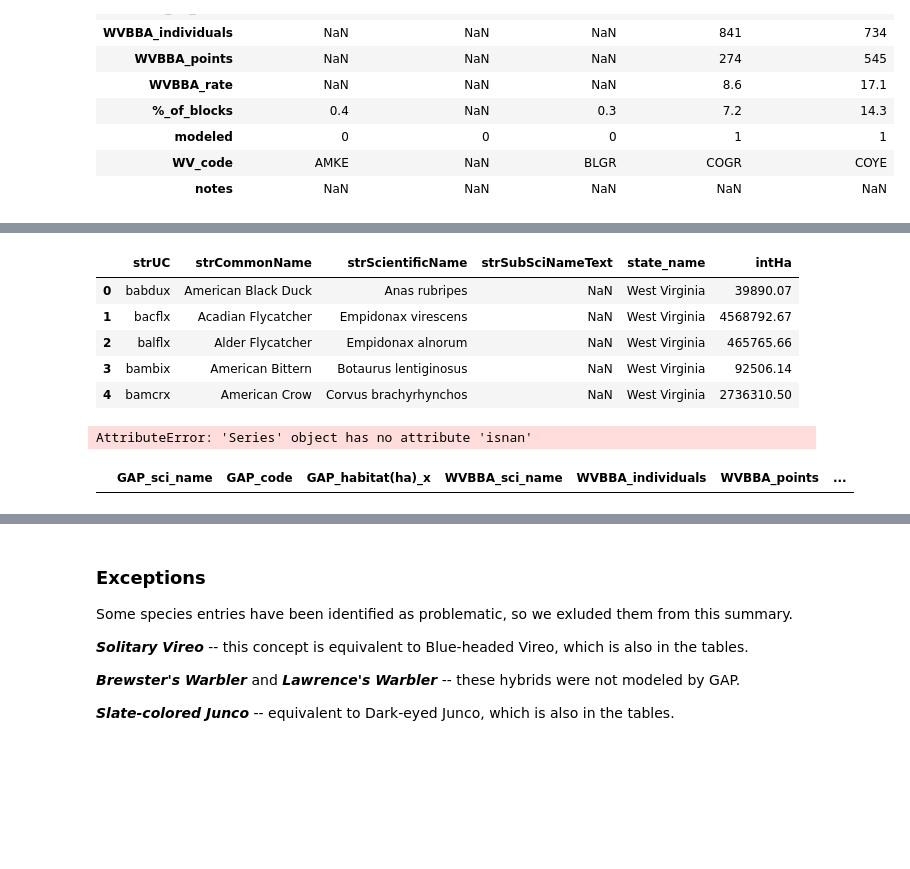
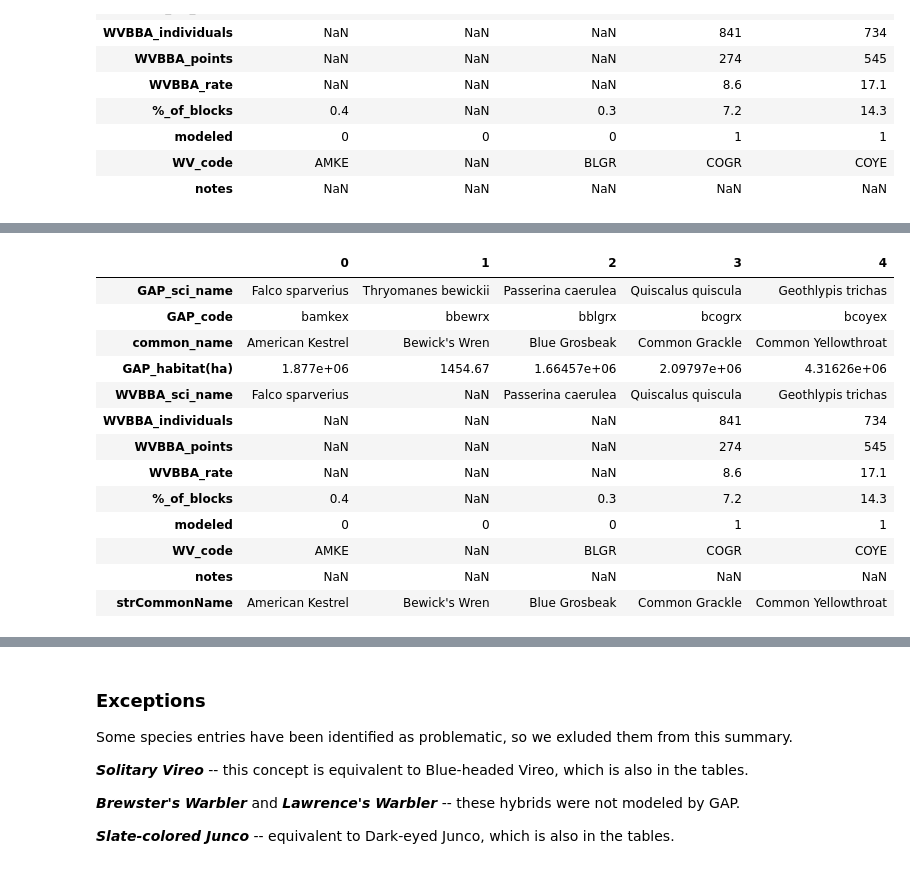
Before and after one commit to nmtarr/GAP-WVBA, a Jupyter notebook: USGAP-WVBBA species list comparison.ipynb, the cells around one changed output, grey strips where cells are left out. Drawn from its saved outputs; the diff is of its cells as text; code cells hidden in the pictures; blank space fills up the shorter version.

Commit message:
Excluding winter GAP species from lists.

```diff
--- a/USGAP-WVBBA species list comparison.ipynb
+++ b/USGAP-WVBBA species list comparison.ipynb
@@ -65,27 +66,30 @@ The first 5 records
 # %%
-# Remove winter only species
+# Bring in list of GAP summer species
 GAP_summer = pd.read_csv(fun.dataDir + "SpeciesLists/GAP_birds_in_WV_Summer.txt", delimiter="\t", header=0)
-GAP_summer.head()
-# %% [output]
-|  | strUC | strCommonName | strScientificName | strSubSciNameText | state_name | intHa |
-| 0 | babdux | American Black Duck | Anas rubripes | NaN | West Virginia | 39890.07 |
-| 1 | bacflx | Acadian Flycatcher | Empidonax virescens | NaN | West Virginia | 4568792.67 |
-| 2 | balflx | Alder Flycatcher | Empidonax alnorum | NaN | West Virginia | 465765.66 |
-| 3 | bambix | American Bittern | Botaurus lentiginosus | NaN | West Virginia | 92506.14 |
-| 4 | bamcrx | American Crow | Corvus brachyrhynchos | NaN | West Virginia | 2736310.50 |
 # %%
-# Drop a species if it is a GAP species not in the GAP summer list
+# Drop a species if it is a GAP species not in the GAP summer list and not detected by WVBBA
 winter_only = crosswalk[(crosswalk["GAP_sci_name"].isin(GAP_summer['strScientificName']) == False) &
-                        (crosswalk["WVV_code"].isnan() == True)]
-winter_only
+                        (crosswalk["WV_code"].isnull() == True)]
+crosswalk = crosswalk[crosswalk['common_name'].isin(winter_only['common_name']) == False]
-# %% [output]
-AttributeError: 'Series' object has no attribute 'isnan'
 # %%
-crosswalk = crosswalk[crosswalk['common_name'].isin(winter_only['common_name']) == False]
-
 # Update habitat area estimate for species that also winter in WV
-crosswalk = pd.merge(crosswalk, winter_only.filter(["common_name", "GAP_habitat(ha)"], axis=1),
-                     on='common_name', how='inner')
-crosswalk.head()
+crosswalk = pd.merge(crosswalk, GAP_summer.filter(["strCommonName", "intHa"], axis=1),
+                     left_on='common_name', right_on='strCommonName', how='inner')
+crosswalk["GAP_habitat(ha)"] = crosswalk["intHa"]
+crosswalk.drop(["intHa"], axis=1, inplace=True)
+crosswalk.head().T
 # %% [output]
-|  | GAP_sci_name | GAP_code | GAP_habitat(ha)_x | WVBBA_sci_name | WVBBA_individuals | WVBBA_points | ... |
+|  | 0 | 1 | 2 | 3 | 4 |
+| GAP_sci_name | Falco sparverius | Thryomanes bewickii | Passerina caerulea | Quiscalus quiscula | Geothlypis trichas |
+| GAP_code | bamkex | bbewrx | bblgrx | bcogrx | bcoyex |
+| common_name | American Kestrel | Bewick's Wren | Blue Grosbeak | Common Grackle | Common Yellowthroat |
+| GAP_habitat(ha) | 1.877e+06 | 1454.67 | 1.66457e+06 | 2.09797e+06 | 4.31626e+06 |
+| WVBBA_sci_name | Falco sparverius | NaN | Passerina caerulea | Quiscalus quiscula | Geothlypis trichas |
+| WVBBA_individuals | NaN | NaN | NaN | 841 | 734 |
+| WVBBA_points | NaN | NaN | NaN | 274 | 545 |
+| WVBBA_rate | NaN | NaN | NaN | 8.6 | 17.1 |
+| %_of_blocks | 0.4 | NaN | 0.3 | 7.2 | 14.3 |
+| modeled | 0 | 0 | 0 | 1 | 1 |
+| WV_code | AMKE | NaN | BLGR | COGR | COYE |
+| notes | NaN | NaN | NaN | NaN | NaN |
+| strCommonName | American Kestrel | Bewick's Wren | Blue Grosbeak | Common Grackle | Common Yellowthroat |
```
Also changed, not shown: parts of 8 cells of this notebook, 1 other file.
